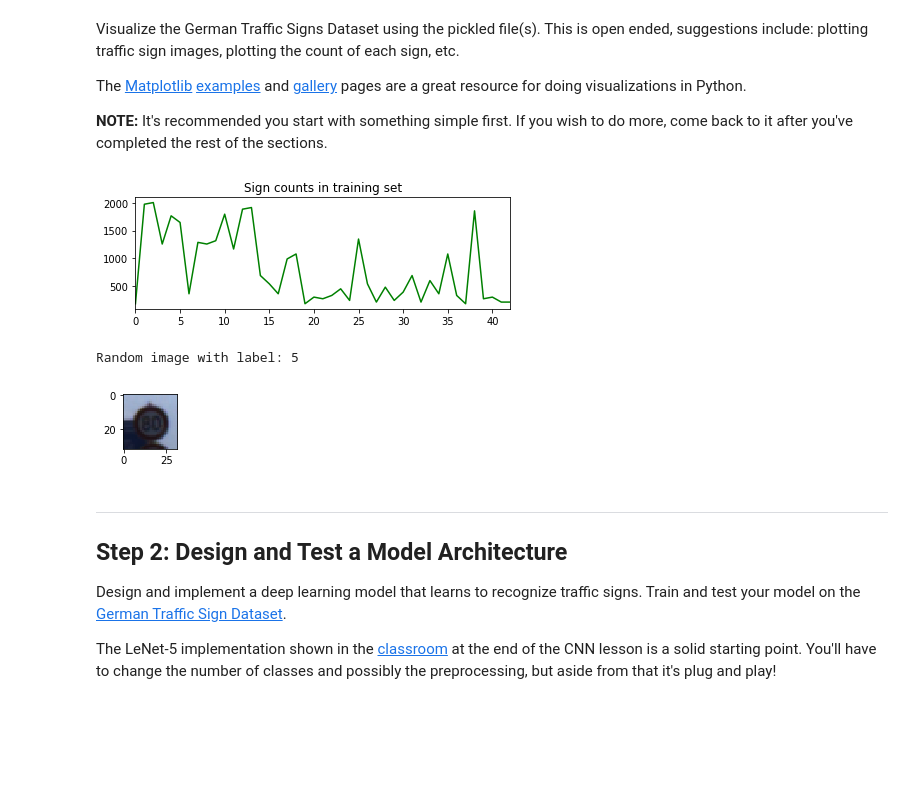
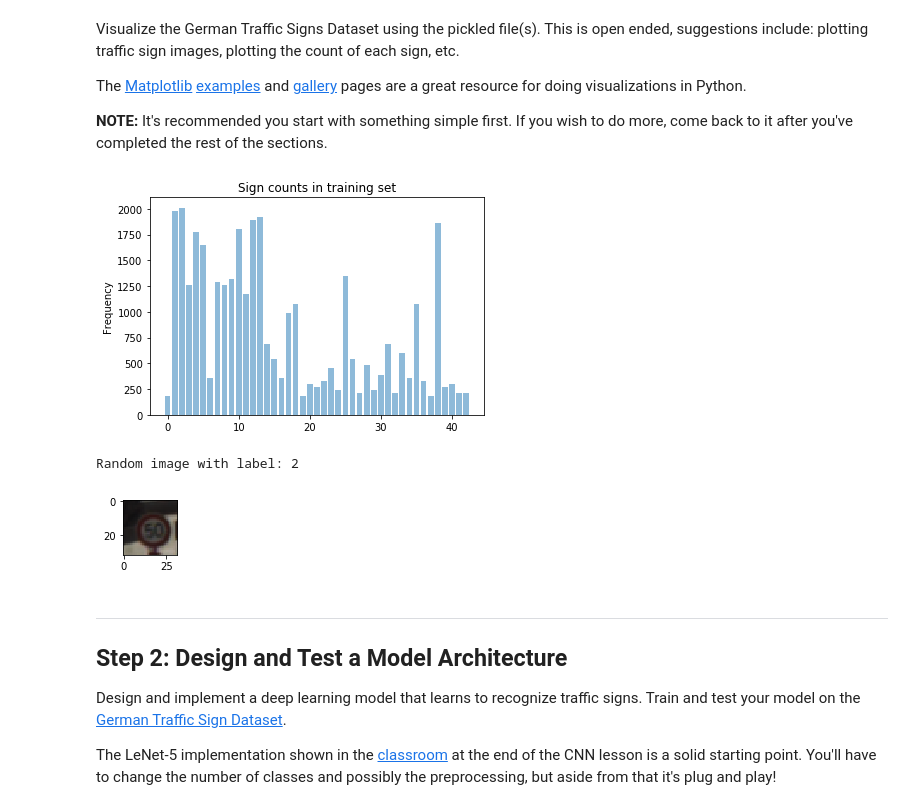
Before and after one commit to gkindov/CarND-Traffic-Sign-Classifier-Project, a Jupyter notebook: Traffic_Sign_Classifier.ipynb, the cells around one changed output. Cells and saved outputs as stored; diff of their text form; code cells hidden in the pictures; blank space fills up the shorter version.

```diff
--- a/Traffic_Sign_Classifier.ipynb
+++ b/Traffic_Sign_Classifier.ipynb
@@ -101,40 +101,39 @@ The [Matplotlib](http://matplotlib.org/) [examples](http://matplotlib.org/exampl
 # %%
 ### Data exploration visualization code goes here.
 ### Feel free to use as many code cells as needed.
 import random
 import numpy as np
 import matplotlib.pyplot as plt
 # Visualizations will be shown in the notebook.
 %matplotlib inline
 
 # Plotting the count of each sign in the training set.
-label_indexes = []
-sign_counts = []
+def plot_image_chart(labels, title):
+    label_indexes = []
+    sign_counts = []
 
-for i in range(0, n_classes):
-    label_indexes.append(i)
-    sign_counts.append((y_train == i).sum())
-    #print("Number of training images with label " + str(i) + ": " + str((y_train == i).sum()))
+    for i in range(0, n_classes):
+        label_indexes.append(i)
+        sign_counts.append((labels == i).sum())
 
-sign_counts_plot = plt.subplot(211)
-sign_counts_plot.set_title('Sign counts in training set')
-sign_counts_plot.plot(label_indexes, sign_counts, 'g')
-sign_counts_plot.set_xlim([label_indexes[0], label_indexes[-1]])
-#plt.xticks(label_indexes)
-plt.tight_layout()
-#plt.figure(figsize=(10,10))
-plt.show()
+    plt.bar(label_indexes, sign_counts, align='center', alpha=0.5)
+    plt.ylabel('Frequency')
+    plt.title(title)
+    plt.show()
 
-# View a random sample from the dataset.
-index = random.randint(0, len(X_train))
-image = X_train[index].squeeze()
-plt.figure(figsize=(1,1))
-plt.imshow(image) #, cmap="gray")
-print("Random image with label: " + str(y_train[index]))
+def view_random_image(X_set, y_set):
+    index = random.randint(0, len(X_set))
+    image = X_set[index].squeeze()
+    plt.figure(figsize=(1,1))
+    plt.imshow(image) #, cmap="gray")
+    print("Random image with label: " + str(y_set[index]))
+
+plot_image_chart(y_train, 'Sign counts in training set')
+view_random_image(X_train, y_train)
 # %% [output]
-[figure, old version]
+[figure, new version]
-Random image with label: 5
+Random image with label: 2
-[figure, old version]
+[figure, new version]
 # %% [markdown]
 ----
 
```
Also changed, not shown: parts of 8 cells of this notebook, 11 other files.
